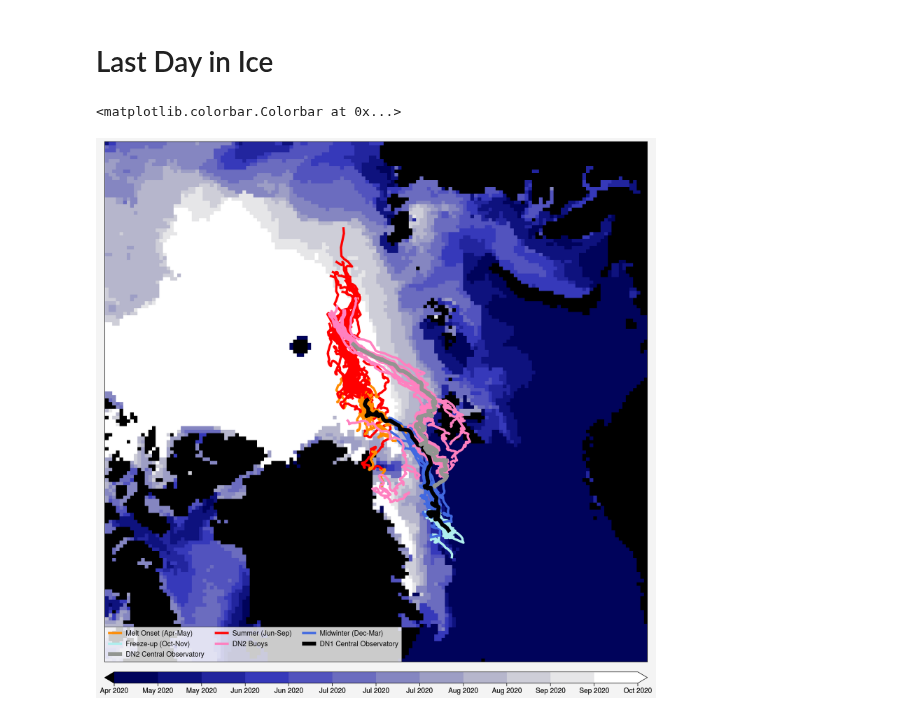
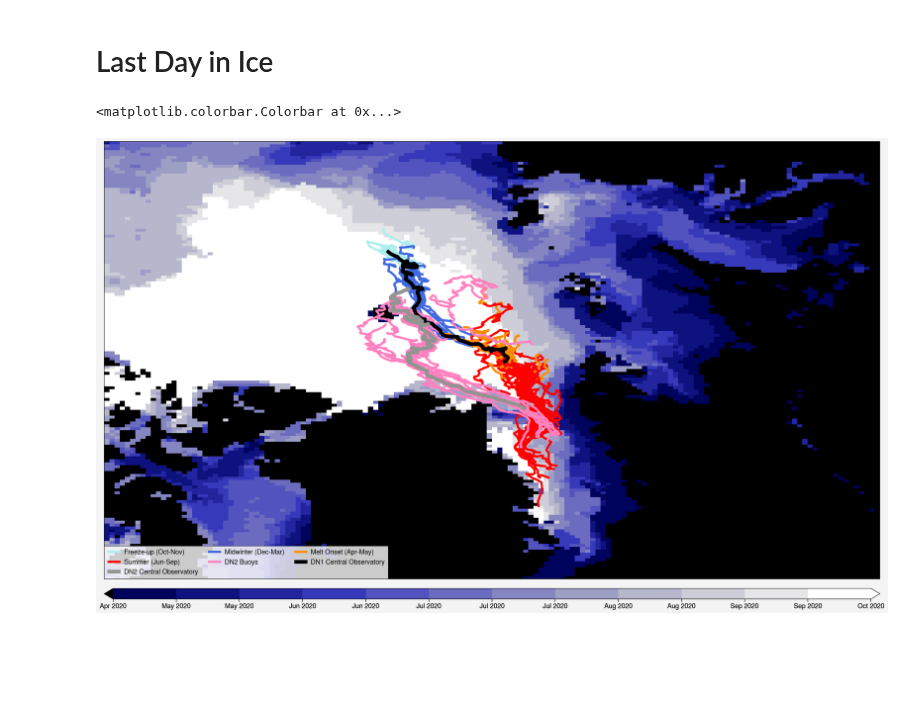
Before and after one commit to awang343/uncertainty-quantification-sea-ice, a Jupyter notebook: notebooks/Sea Ice Concentration.ipynb, the cells around one changed output. Drawn from its saved outputs; the diff is of its cells as text; code cells hidden in the pictures; blank space fills up the shorter version.

```diff
--- a/notebooks/Sea Ice Concentration.ipynb
+++ b/notebooks/Sea Ice Concentration.ipynb
@@ -79,12 +79,14 @@ def getMeltTimes(data):
     ice_indicator = np.logical_and(data > 15, data <= 100)
     other_indicator = data > 100
 
+    always_water = water_indicator.all(dim="time")
     always_ice = ice_indicator.all(dim="time")
     always_other = other_indicator.all(dim="time")
 
     first_water = water_indicator.argmax(dim="time").values
     first_water[always_ice] = len(times) - 1
     first_water[always_other] = -1
+    first_water[always_water] = -1
 
     return first_water
 def dateFormatter(val, _):
@@ -98,14 +108,15 @@ def legend_without_duplicate_labels(ax):
 # %%
 import warnings
+import pyproj
 warnings.filterwarnings('ignore')
 
-fig, ax = pplt.subplots(figsize=(10,10))
+fig, ax = pplt.subplots(figsize=(15,9))
 ax.set_xlabel("")
 ax.set_ylabel("")
 
 
 snapshot = getMeltTimes(sic)
-snapshot = np.rot90(np.rot90(snapshot))
+#snapshot = np.rot90(np.rot90(snapshot))
 
 cmap = pplt.Colormap(['dark blue', 'white']).with_extremes(under="black")
 bounds = np.linspace(0, len(times)-1, 13)
@@ -120,34 +131,40 @@ colors = ["paleturquoise",
           "royalblue",
           "darkorange",
           "red"]
 
 def plotOnSIC(data, **kwargs):
     ax.line(data["x_stere"], data["y_stere"], **kwargs)
 
-for station in [i[:-4] for i in dn1]:
+station_list = station_metadata()
+dn1 = list(station_list[station_list["Deployment Leg"] != 5].index)
+dn2 = list(station_list[station_list["Deployment Leg"] == 5].index)
+
+for station in dn1:
     data = cropBuoyTrack(station_data(station))
     data["datetime"] = pd.to_datetime(data["datetime"])
     data = varClassifier(data,"datetime","season",season_ranges)
 
     data.index = data["datetime"]
 
     season_groups = data.groupby("season", as_index=False)
     for group, group_data in season_groups:
         plotOnSIC(group_data, color=colors[group], label=seasons[group], lw=3)
 
-for station in [i[:-4] for i in dn2]:
+for station in dn2:
     data = cropBuoyTrack(station_data(station))
     plotOnSIC(data, color="pink", label="DN2 Buoys", lw=3)
 
 plotOnSIC(station_data("CO1"), color="black", label="DN1 Central Observatory", lw=5)
 plotOnSIC(station_data("CO3"), color="grey", label="DN2 Central Observatory", lw=5)
 
+ax.format(xreverse=False, yreverse=False)
+
 legend_without_duplicate_labels(ax)
 fig.colorbar(mesh, loc='b',
              spacing='proportional',
              orientation="horizontal",
              format=pplt.Formatter('func', func=dateFormatter))
 # %% [output]
 <matplotlib.colorbar.Colorbar at 0x...>
-[figure, old version]
+[figure, new version]
 # %%
```
Also changed, not shown: parts of 3 cells of this notebook.
